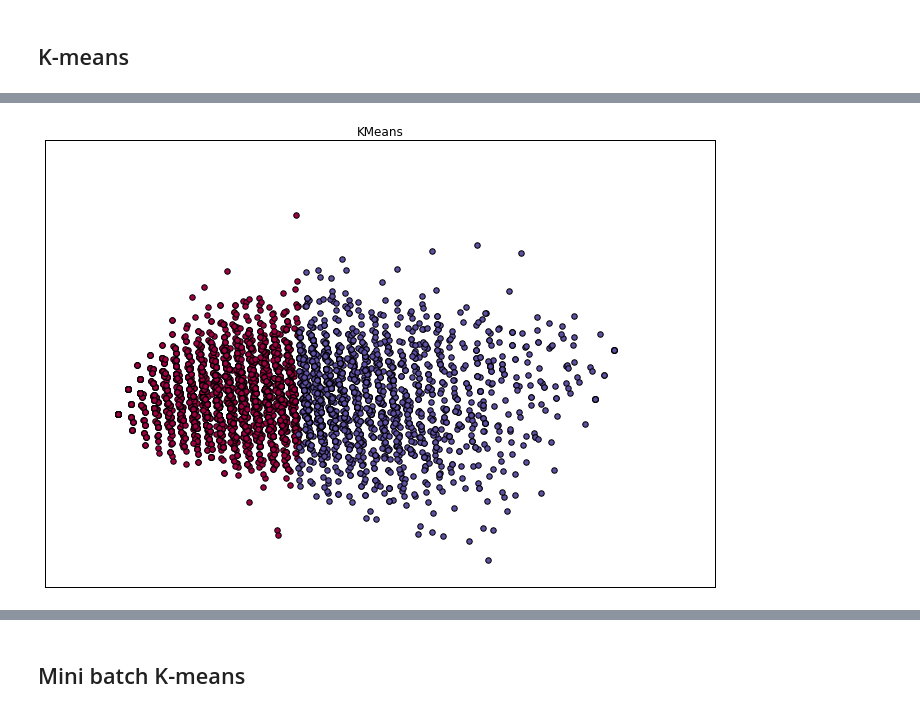
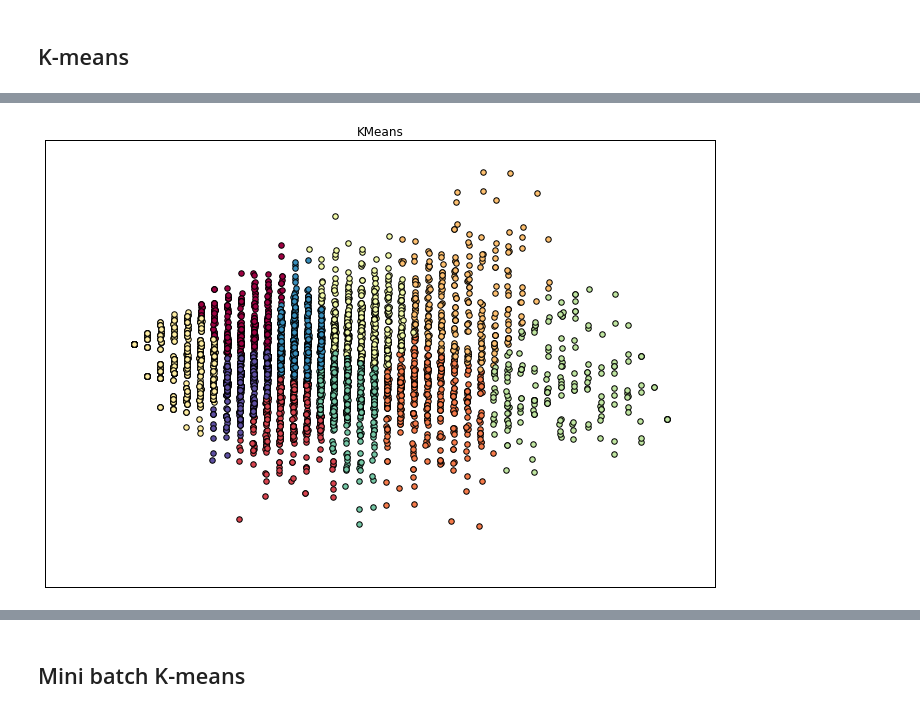
Before and after one commit to FMena14/Mineria1, a Jupyter notebook: Tarea1.ipynb, the cells around one changed output, grey strips where cells are left out. Cells and saved outputs as stored; diff of their text form; code cells hidden in the pictures.

```diff
--- a/Tarea1.ipynb
+++ b/Tarea1.ipynb
@@ -89,0 +88,3 @@ df_sample = df.sample(1000)
+# %%
+np.random.seed(1456)
+df_sample = df.sample(10000)
@@ -130,26 +134,25 @@ plt.show()
 # %%
 from sklearn.cluster import KMeans
-k = 2
-#se ajusta kMeans aa los datos
-k_means = KMeans(init="random", n_clusters=k, n_init=10)
+k = 10
+#se ajusta kMeans a los datos
+k_means = KMeans(init="random", n_clusters=k, n_init=100)
 #init = "k-means++"
 
-k_means.fit(X)
-
+k_means.fit(X_red)
 
 k_means_labels = k_means.labels_
 k_means_cluster_centers = k_means.cluster_centers_
 
 #se grafica
 plt.figure(figsize=(12,8))
 plt.title('KMeans')
 cmap = plt.cm.get_cmap(name = "Spectral")
 mcolors = [cmap(i) for i in np.linspace(0,1,k)]
 for k, col in zip(range(k), mcolors):
     my_members = k_means_labels == k
     plt.scatter(X_red[my_members, 0],X_red[my_members, 1],s=30,c=col)
 plt.xticks(())
 plt.yticks(())
 plt.show()
 # %% [output]
-[figure, old version]
+[figure, new version]
```
Also changed, not shown: parts of 33 cells of this notebook.
